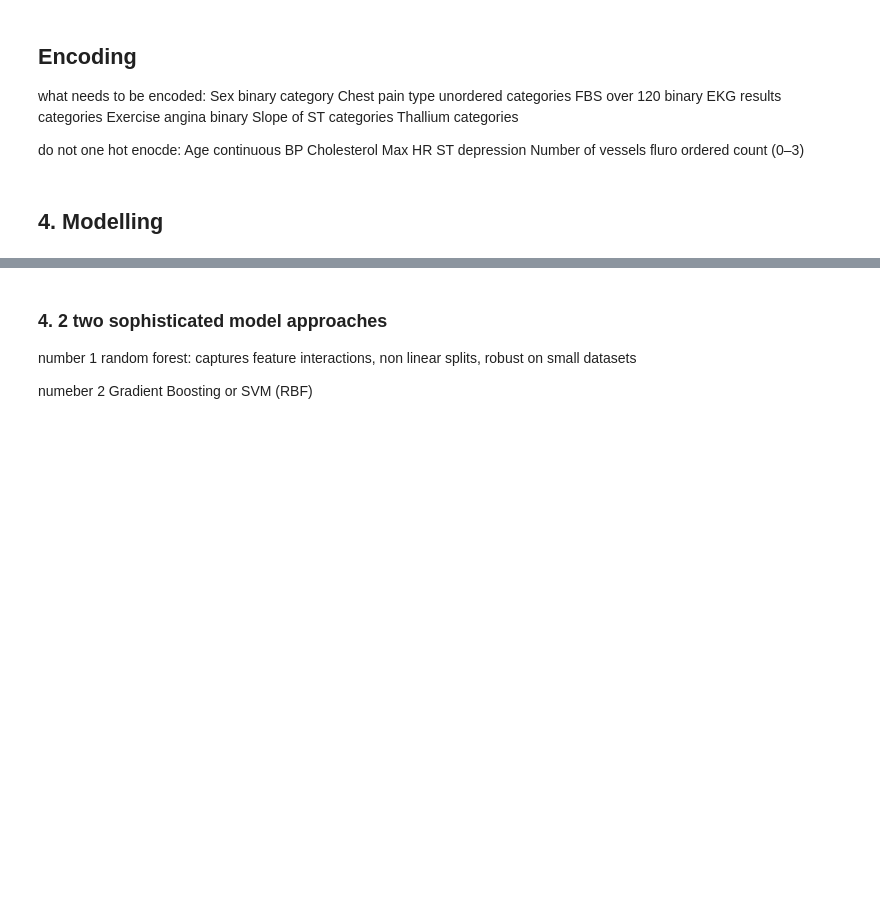
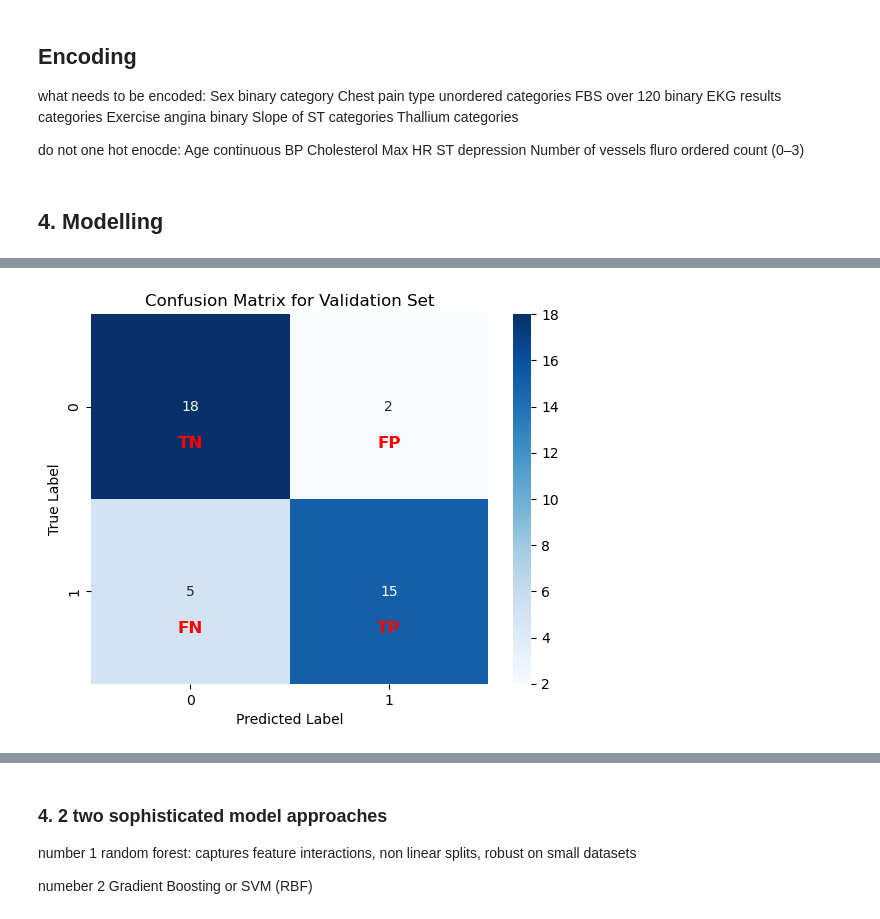
Before and after one commit to micheleishere/CO2, a Jupyter notebook: Project_CO2_main.ipynb, the cells around one changed output, grey strips where cells are left out. Drawn from its saved outputs; the diff is of its cells as text; code cells hidden in the pictures; blank space fills up the shorter version.

Commit message:
log regression

```diff
--- a/Project_CO2_main.ipynb
+++ b/Project_CO2_main.ipynb
@@ -375,0 +425,29 @@ is interpretable, medically standard and easy to explain coefficients
+# %%
+from sklearn.metrics import accuracy_score
+
+#Skalieren
+scaler = StandardScaler()
+
+scaler.fit(train_X)
+x_train_scaled = scaler.transform(train_X)
+
+x_val_scaled = scaler.transform(validation_X)
+x_test_scaled = scaler.transform(test_X)
+
+
+#Train the model on training data
+log_reg = LogisticRegression(max_iter = 1000, solver="liblinear", random_state=1)
+log_reg.fit(x_train_scaled, train_y)
+
+#Evaluate on training data
+train_pred_log = log_reg.predict(x_train_scaled)
+train_pred_prob = log_reg.predict_proba(x_train_scaled)[:,1]
+print("Train Accuracy:", accuracy_score(train_y, train_pred_log))
+
+#Evaluate on validation set
+validation_pred_log = log_reg.predict(x_val_scaled)
+print("Validation Accuracy:", accuracy_score(validation_y, validation_pred_log))
+
+#Detailed classification report for validation set
+print("\nValidation Classification Report:")
+print(classification_report(validation_y, validation_pred_log))
@@ -375,0 +471,18 @@ is interpretable, medically standard and easy to explain coefficients
+# %%
+plt.Figure(figsize=(8,6))
+sns.heatmap(confusion_matrix(validation_y, validation_pred_log), annot=True, fmt="d", cmap="Blues")
+
+# Add TN, FP, FN, TP labels
+labels = [['TN', 'FP'], ['FN', 'TP']]
+for i in range(2):
+    for j in range(2):
+        plt.text(j + 0.5, i + 0.7, labels[i][j],
+                ha='center', va='center',
+                fontsize=12, color='red', fontweight='bold')
+
+plt.title("Confusion Matrix for Validation Set")
+plt.ylabel("True Label")
+plt.xlabel("Predicted Label")
+plt.show()
+# %% [output]
+[figure, added]
```
Also changed, not shown: parts of 35 cells of this notebook.
